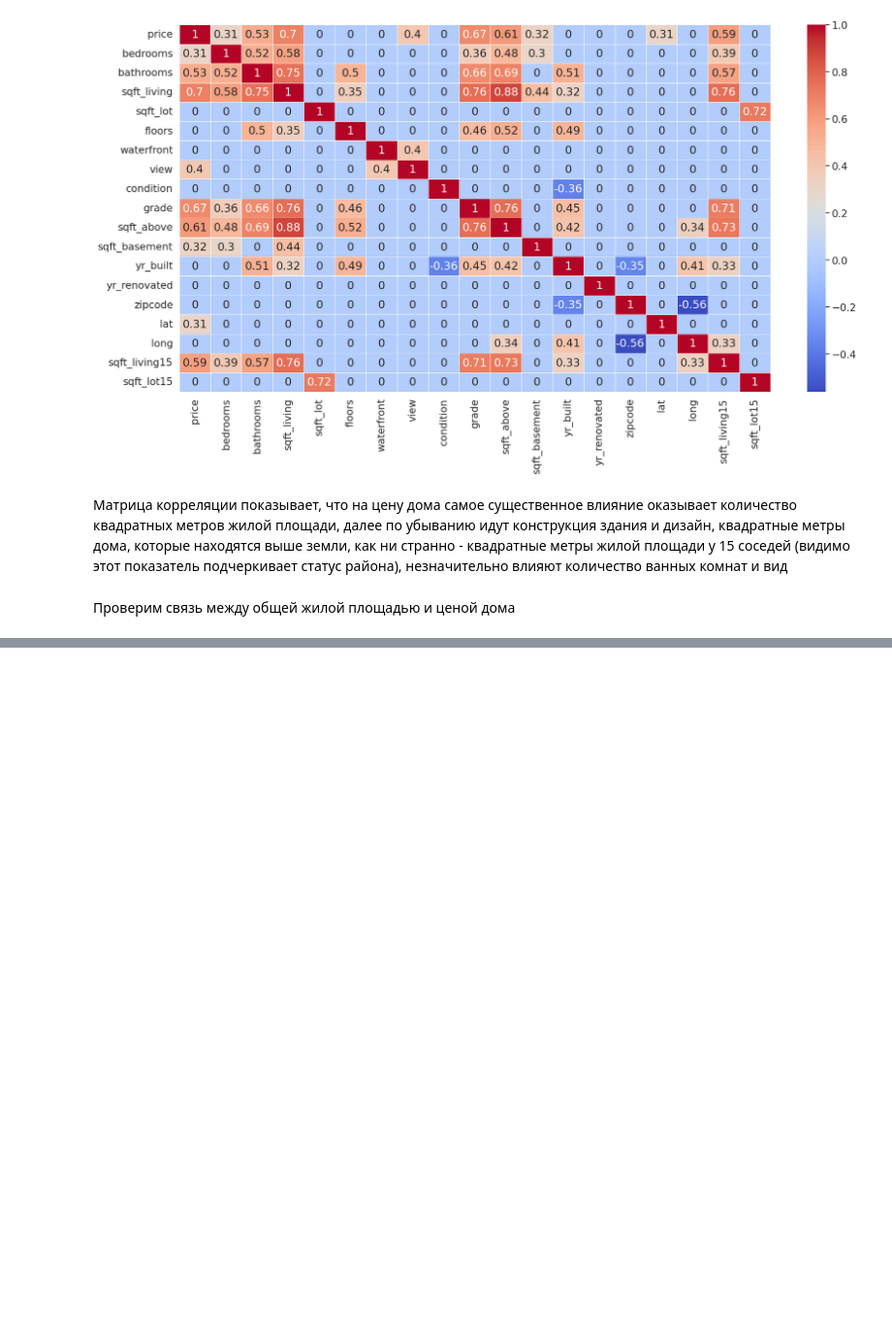
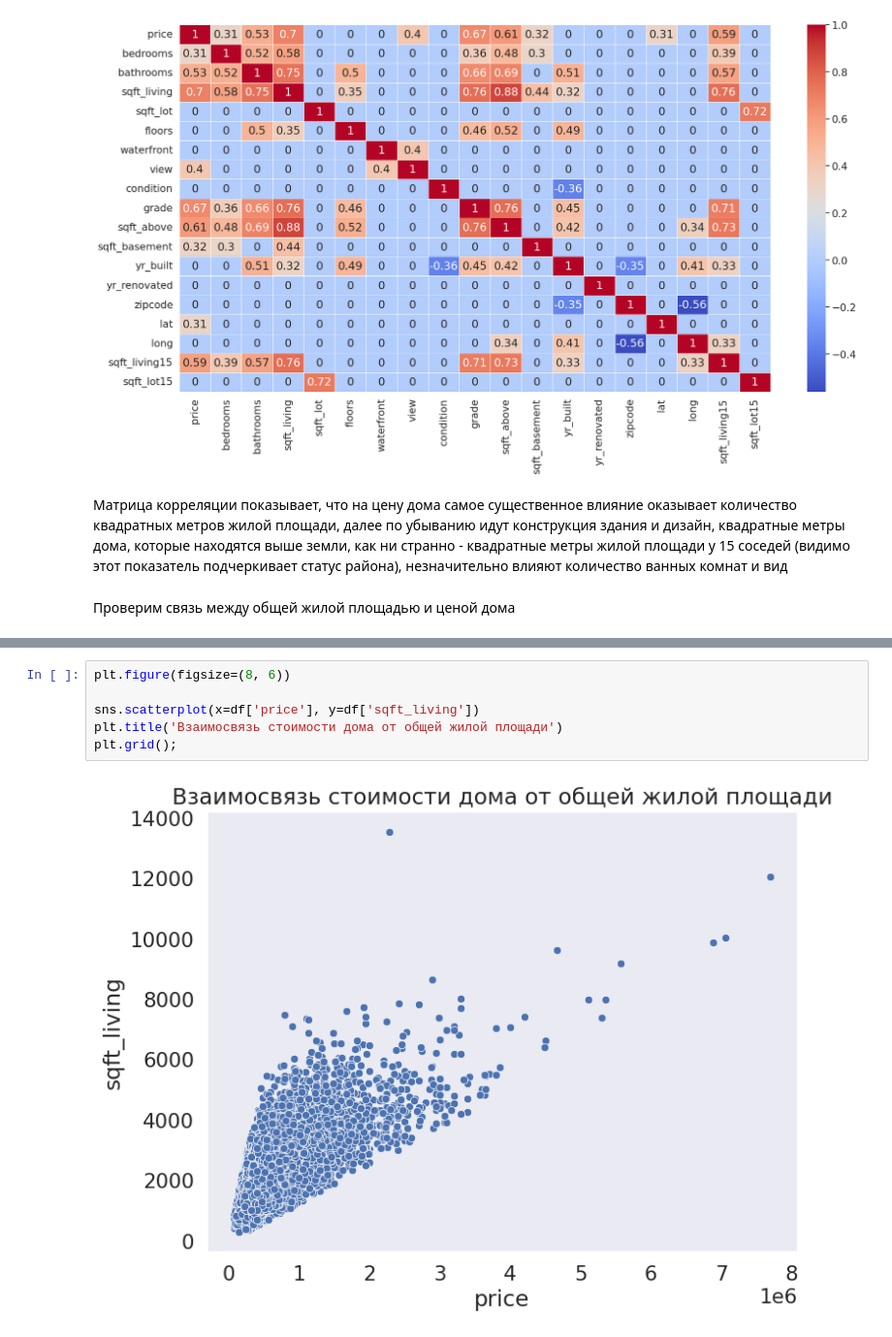
Before and after one commit to Olga643/Example, a Jupyter notebook: Untitled21.ipynb, the cells around one changed output, grey strips where cells are left out. Shown at 97% size. Drawn from its saved outputs; the diff is of its cells as text; blank space fills up the shorter version.

```diff
--- a/Untitled21.ipynb
+++ b/Untitled21.ipynb
@@ -254,0 +255,8 @@ plt.grid();
+# %%
+plt.figure(figsize=(8, 6))
+
+sns.scatterplot(x=df['price'], y=df['sqft_living'])
+plt.title('Взаимосвязь стоимости дома от общей жилой площади')
+plt.grid();
+# %% [output]
+[figure, added]
```
Also changed, not shown: parts of 10 cells of this notebook.
